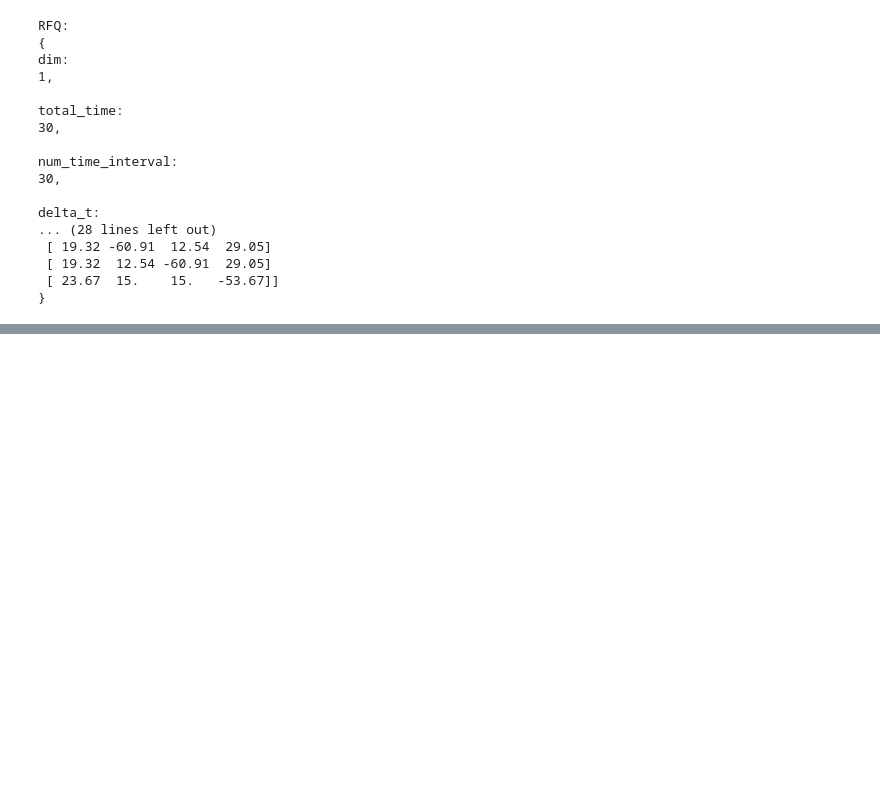
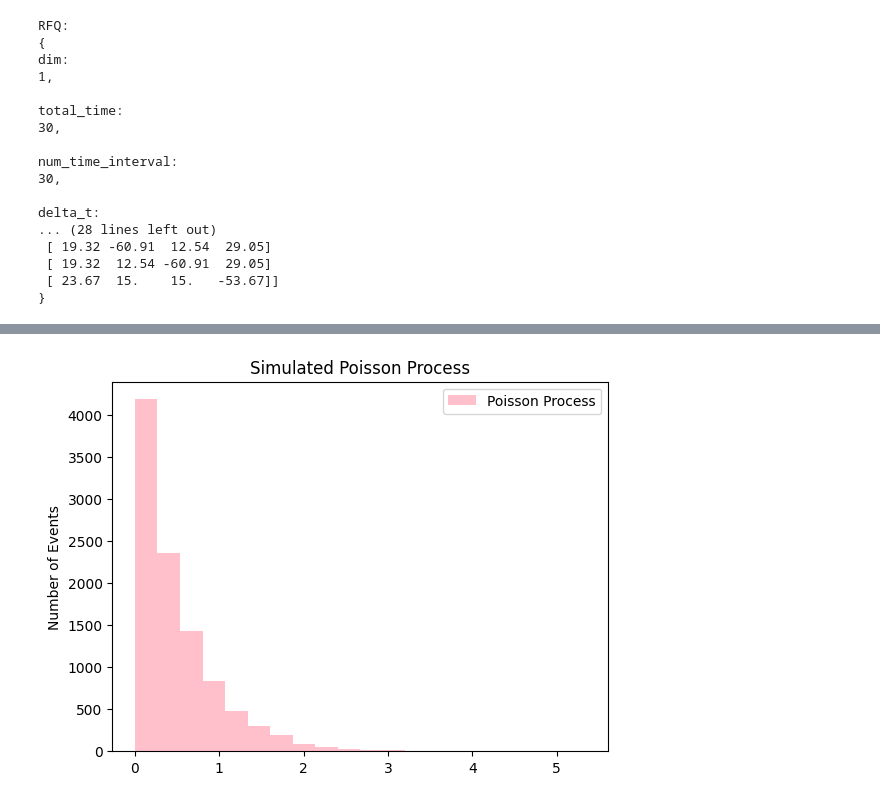
Before and after one commit to alfatti/AI4MarketMaking, a Jupyter notebook: market maker/market-maker.ipynb, the cells around one changed output, grey strips where cells are left out. Cells and saved outputs as stored; diff of their text form; code cells hidden in the pictures; blank space fills up the shorter version.

Commit message:
Cleans up more code and begins library interpretation through simulation

```diff
--- a/market maker/market-maker.ipynb
+++ b/market maker/market-maker.ipynb
@@ -153,3 +183,22 @@ rfq.sample(10)[1].shape
+# %%
+import numpy as np
+import matplotlib.pyplot as plt
+
+# Parameters
+scale = 0.5  # Average rate of events per unit time
+simulation_time = 10000  # Total simulation time
+
+# Simulate a Poisson process
+arrival_times = np.random.exponential(scale=scale, size=simulation_time)
+
+# Plot the results
+plt.hist(arrival_times, label='Poisson Process', color="pink", bins=20)
+plt.ylabel('Number of Events')
+plt.title('Simulated Poisson Process')
+plt.legend()
+plt.show()
+# %% [output]
+[figure, added]
 # %%
 gamma = 0.0005
 z = 1
```
Also changed, not shown: parts of 5 cells of this notebook, 3 other files.
